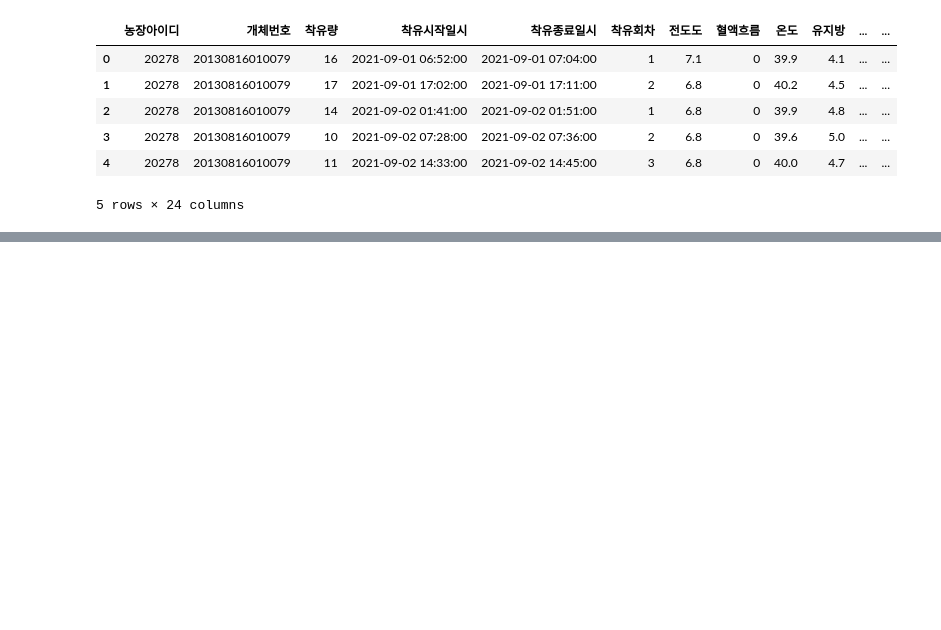
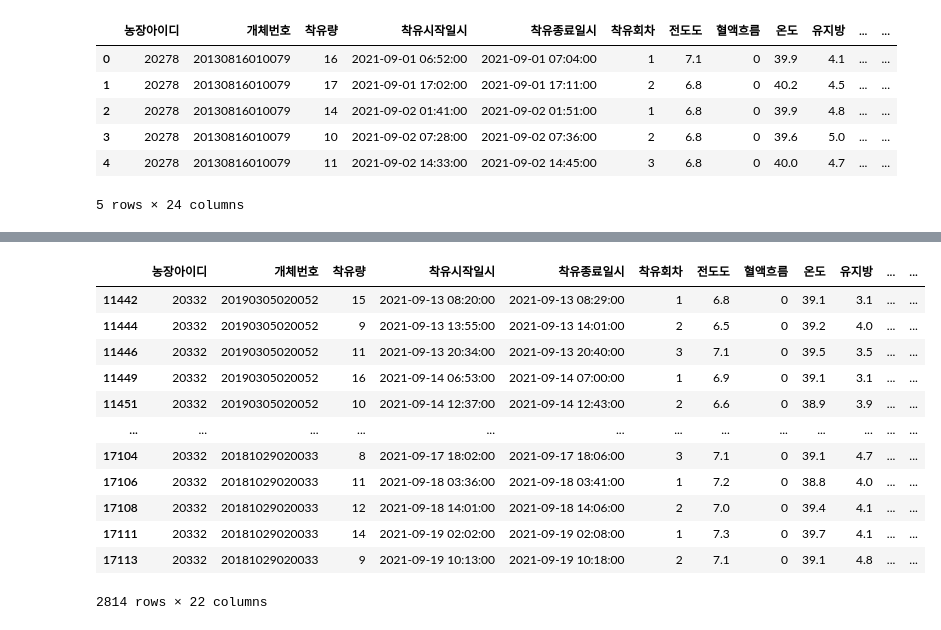
Before and after one commit to jiwon512/practical_project, a Jupyter notebook: 7조 최종 제출 코드/final_modeling.ipynb, the cells around one changed output, grey strips where cells are left out. Cells and saved outputs as stored; diff of their text form; code cells hidden in the pictures; blank space fills up the shorter version.

```diff
--- a/jiwon/final_modeling.ipynb
+++ b/7조 최종 제출 코드/final_modeling.ipynb
@@ -1129,0 +1220,16 @@ df_clean.to_csv("clean_test.csv", index=False, encoding='utf-8-sig')
+# %%
+df[df['농장아이디']==20332]
+# %% [output]
+|  | 농장아이디 | 개체번호 | 착유량 | 착유시작일시 | 착유종료일시 | 착유회차 | 전도도 | 혈액흐름 | 온도 | 유지방 | ... | ... |
+| 11442 | 20332 | 20190305020052 | 15 | 2021-09-13 08:20:00 | 2021-09-13 08:29:00 | 1 | 6.8 | 0 | 39.1 | 3.1 | ... | ... |
+| 11444 | 20332 | 20190305020052 | 9 | 2021-09-13 13:55:00 | 2021-09-13 14:01:00 | 2 | 6.5 | 0 | 39.2 | 4.0 | ... | ... |
+| 11446 | 20332 | 20190305020052 | 11 | 2021-09-13 20:34:00 | 2021-09-13 20:40:00 | 3 | 7.1 | 0 | 39.5 | 3.5 | ... | ... |
+| 11449 | 20332 | 20190305020052 | 16 | 2021-09-14 06:53:00 | 2021-09-14 07:00:00 | 1 | 6.9 | 0 | 39.1 | 3.1 | ... | ... |
+| 11451 | 20332 | 20190305020052 | 10 | 2021-09-14 12:37:00 | 2021-09-14 12:43:00 | 2 | 6.6 | 0 | 38.9 | 3.9 | ... | ... |
+| ... | ... | ... | ... | ... | ... | ... | ... | ... | ... | ... | ... | ... |
+| 17104 | 20332 | 20181029020033 | 8 | 2021-09-17 18:02:00 | 2021-09-17 18:06:00 | 3 | 7.1 | 0 | 39.1 | 4.7 | ... | ... |
+| 17106 | 20332 | 20181029020033 | 11 | 2021-09-18 03:36:00 | 2021-09-18 03:41:00 | 1 | 7.2 | 0 | 38.8 | 4.0 | ... | ... |
+| 17108 | 20332 | 20181029020033 | 12 | 2021-09-18 14:01:00 | 2021-09-18 14:06:00 | 2 | 7.0 | 0 | 39.4 | 4.1 | ... | ... |
+| 17111 | 20332 | 20181029020033 | 14 | 2021-09-19 02:02:00 | 2021-09-19 02:08:00 | 1 | 7.3 | 0 | 39.7 | 4.1 | ... | ... |
+| 17113 | 20332 | 20181029020033 | 9 | 2021-09-19 10:13:00 | 2021-09-19 10:18:00 | 2 | 7.1 | 0 | 39.1 | 4.8 | ... | ... |
+2814 rows × 22 columns
```
Also changed, not shown: parts of 6 cells of this notebook, 2 other files.
